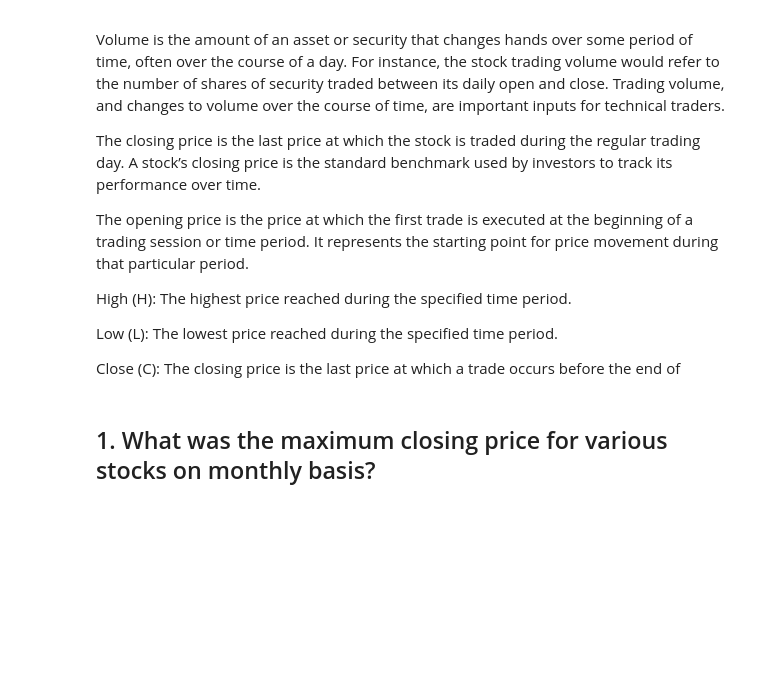
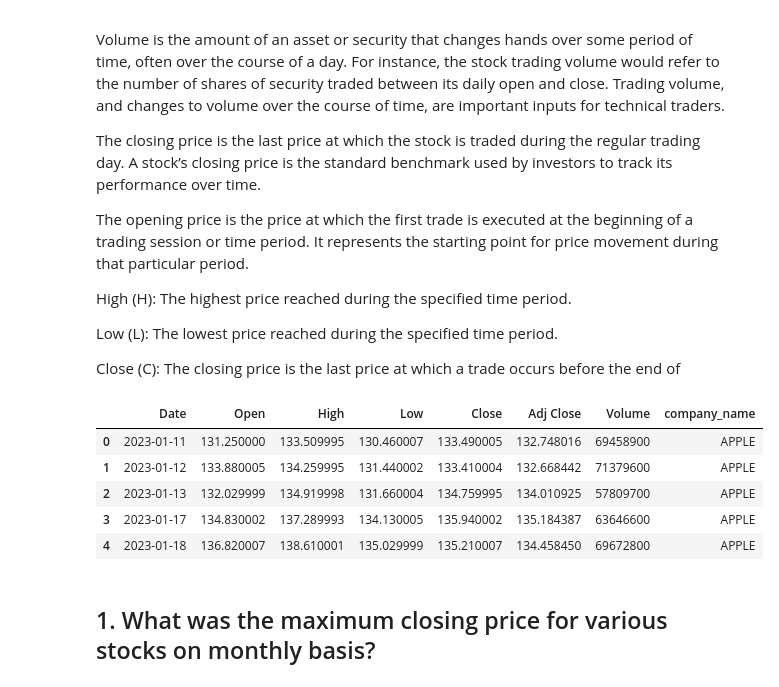
Before and after one commit to Alfred-hq/data_science_task, a Jupyter notebook: ohlcv-data-analysis.ipynb, the cells around one changed output. Drawn from its saved outputs; the diff is of its cells as text; code cells hidden in the pictures; blank space fills up the shorter version.

Commit message:
data science task

```diff
--- a/ohlcv-data-analysis.ipynb
+++ b/ohlcv-data-analysis.ipynb
@@ -43,5 +43,20 @@ High (H): The highest price reached during the specified time period.
 Low (L): The lowest price reached during the specified time period.
 
 Close (C): The closing price is the last price at which a trade occurs before the end of
+# %%
+import pandas as pd
+import numpy as np
+from datetime import datetime
+import matplotlib.pyplot as plt
+plt.style.use("fivethirtyeight")
+df = pd.read_csv("https://raw.githubusercontent.com/Alfred-hq/data_science_task/master/ohlcv_test.csv",parse_dates = ['Date'])
+df.head()
+# %% [output]
+|  | Date | Open | High | Low | Close | Adj Close | Volume | company_name |
+| 0 | 2023-01-11 | 131.250000 | 133.509995 | 130.460007 | 133.490005 | 132.748016 | 69458900 | APPLE |
+| 1 | 2023-01-12 | 133.880005 | 134.259995 | 131.440002 | 133.410004 | 132.668442 | 71379600 | APPLE |
+| 2 | 2023-01-13 | 132.029999 | 134.919998 | 131.660004 | 134.759995 | 134.010925 | 57809700 | APPLE |
+| 3 | 2023-01-17 | 134.830002 | 137.289993 | 134.130005 | 135.940002 | 135.184387 | 63646600 | APPLE |
+| 4 | 2023-01-18 | 136.820007 | 138.610001 | 135.029999 | 135.210007 | 134.458450 | 69672800 | APPLE |
 # %% [markdown]
 ## 1. What was the maximum closing price for various stocks on monthly basis?
```
Also changed, not shown: parts of 9 cells of this notebook.
